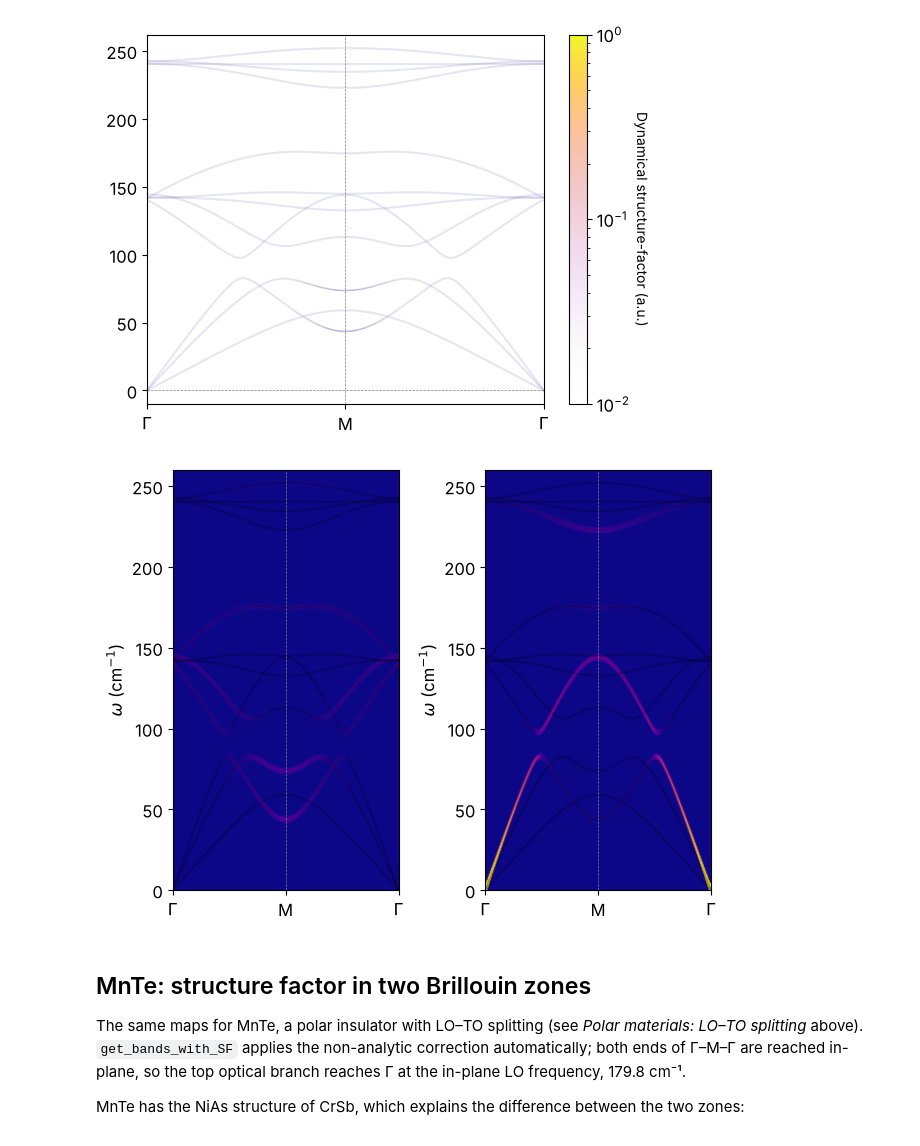
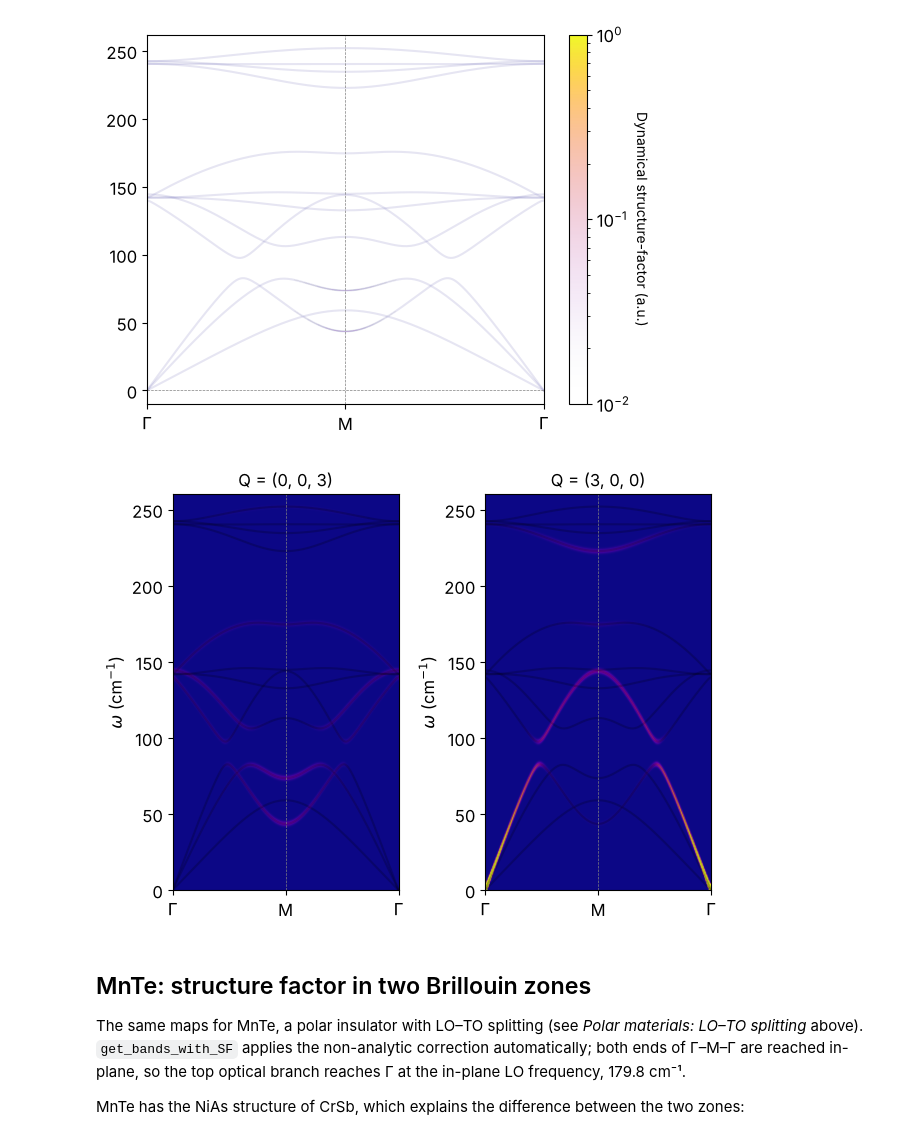
Before and after one commit to ManexAlkorta/mnx, a Jupyter notebook: Tutorial/DynMatrix.ipynb, the cells around one changed output. Saved outputs shown, nothing was run; the diff lists cells and outputs as text; code cells hidden in the pictures.

```diff
--- a/Tutorial/DynMatrix.ipynb
+++ b/Tutorial/DynMatrix.ipynb
@@ -508,13 +508,15 @@ mnx.io.plot_bands_segment(qpath, bands_750, structure_factor_003, xticks, xlabel
 # %%
 import matplotlib.pyplot as plt
 
 f, axs = plt.subplots(1,2)
 
 axs[0], mmap_003, grid_x, grid_y = mnx.io.map_from_bands(axs[0], qpath, bands_750, xticks, xlabels, structure_factor_003, emin=0, emax=260, sigma=1, vmax=1e-1)
 axs[1], mmap_300, grid_x, grid_y = mnx.io.map_from_bands(axs[1], qpath, bands_750, xticks, xlabels, structure_factor_300, emin=0, emax=260, sigma=1, vmax=1e-1)
+axs[0].set_title("Q = (0, 0, 3)")
+axs[1].set_title("Q = (3, 0, 0)")
 plt.tight_layout()
 # %% [output]
-[figure, old version]
+[figure, new version]
 # %% [markdown]
 ## MnTe: structure factor in two Brillouin zones
 
```
